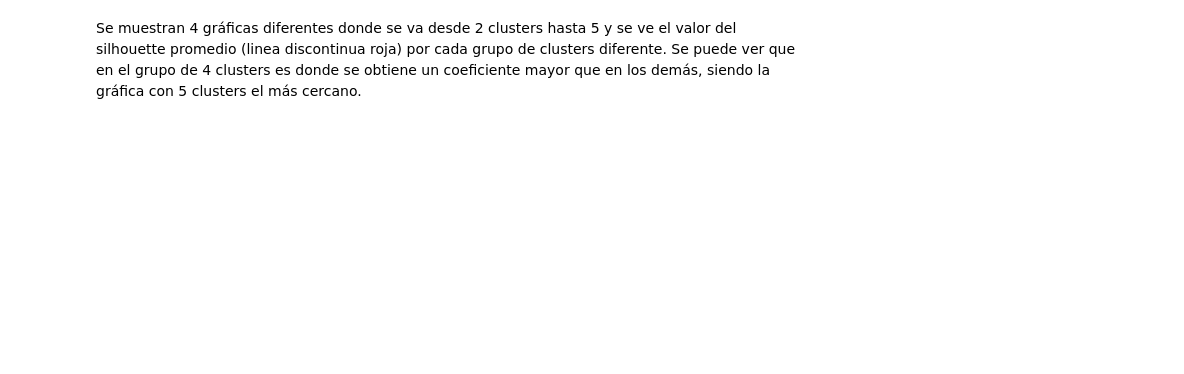
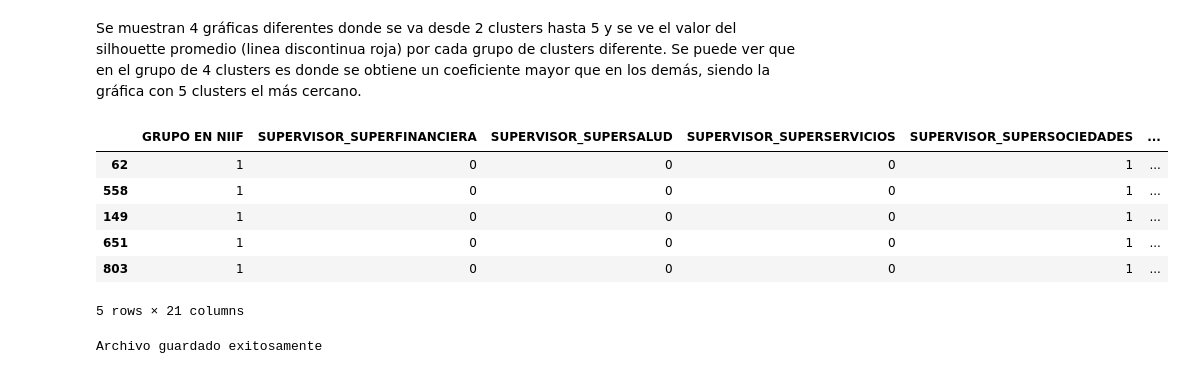
Before and after one commit to JESUSDAVIDBARRIOS/repo_labs_BI, a Jupyter notebook: lab2/K-means.ipynb, the cells around one changed output. Saved outputs shown, nothing was run; the diff lists cells and outputs as text; code cells hidden in the pictures; blank space fills up the shorter version.

```diff
--- a/lab2/K-means.ipynb
+++ b/lab2/K-means.ipynb
@@ -150,2 +150,25 @@ for i in [2, 3, 4, 5]:
 # %% [markdown]
 Se muestran 4 gráficas diferentes donde se va desde 2 clusters hasta 5 y se ve el valor del silhouette promedio (linea discontinua roja) por cada grupo de clusters diferente. Se puede ver que en el grupo de 4 clusters es donde se obtiene un coeficiente mayor que en los demás, siendo la gráfica con 5 clusters el más cercano.
+# %%
+df_clusterd = df.copy()
+df_clusterd['cluster'] = km.labels_
+df_clusterd.sample(5)
+# %% [output]
+|  | GRUPO EN NIIF | SUPERVISOR_SUPERFINANCIERA | SUPERVISOR_SUPERSALUD | SUPERVISOR_SUPERSERVICIOS | SUPERVISOR_SUPERSOCIEDADES | ... |
+| 62 | 1 | 0 | 0 | 0 | 1 | ... |
+| 558 | 1 | 0 | 0 | 0 | 1 | ... |
+| 149 | 1 | 0 | 0 | 0 | 1 | ... |
+| 651 | 1 | 0 | 0 | 0 | 1 | ... |
+| 803 | 1 | 0 | 0 | 0 | 1 | ... |
+5 rows × 21 columns
+# %%
+from pathlib import Path
+
+try:
+    filepath = Path('data/clustered_data_kmeans.csv')
+    df_clusterd.to_csv(filepath, index=False)
+    print("Archivo guardado exitosamente")
+except:
+    print("Error al guardar el archivo")
+# %% [output]
+Archivo guardado exitosamente
```
Also changed, not shown: parts of 9 cells of this notebook, 3 other files.
